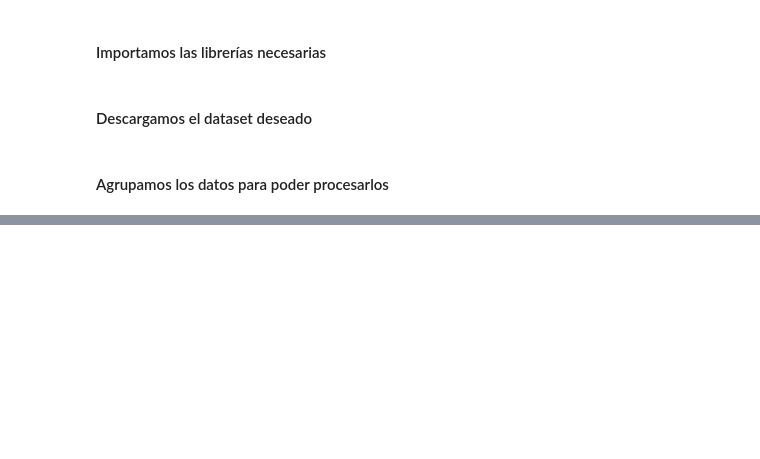
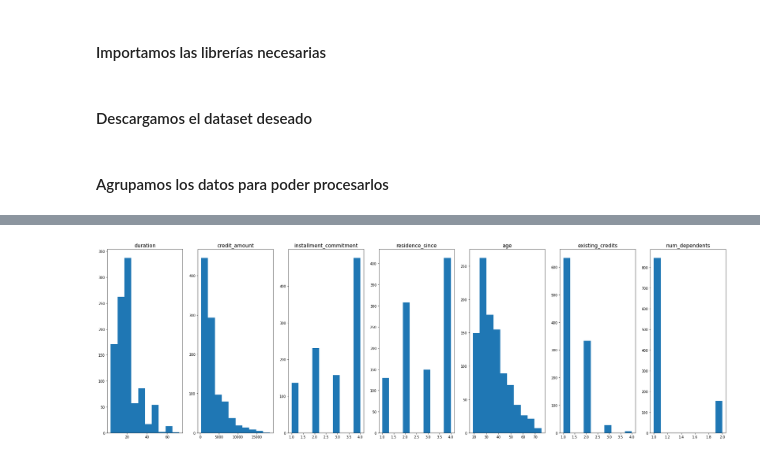
Before and after one commit to golly10/PVD, a Jupyter notebook: Tema 3/Mendez_Torrero_Entrega_Practica_Tema3.ipynb, the cells around one changed output, grey strips where cells are left out. Cells and saved outputs as stored; diff of their text form; code cells hidden in the pictures; blank space fills up the shorter version.

```diff
--- a/Tema 3/Mendez_Torrero_Entrega_Practica_Tema3.ipynb
+++ b/Tema 3/Mendez_Torrero_Entrega_Practica_Tema3.ipynb
@@ -86,0 +84,13 @@ x.describe()
+# %%
+fig = plt.figure(figsize = (100,10))
+
+i=1
+
+for col in numeric_columns:
+    ax = fig.add_subplot(1,len(x.columns), i)
+    ax.set_title(col, fontsize = 15)
+    ax.hist(x[col], bins=10)
+
+    i += 1
+# %% [output]
+[figure, added]
```
Also changed, not shown: parts of 11 cells of this notebook.
